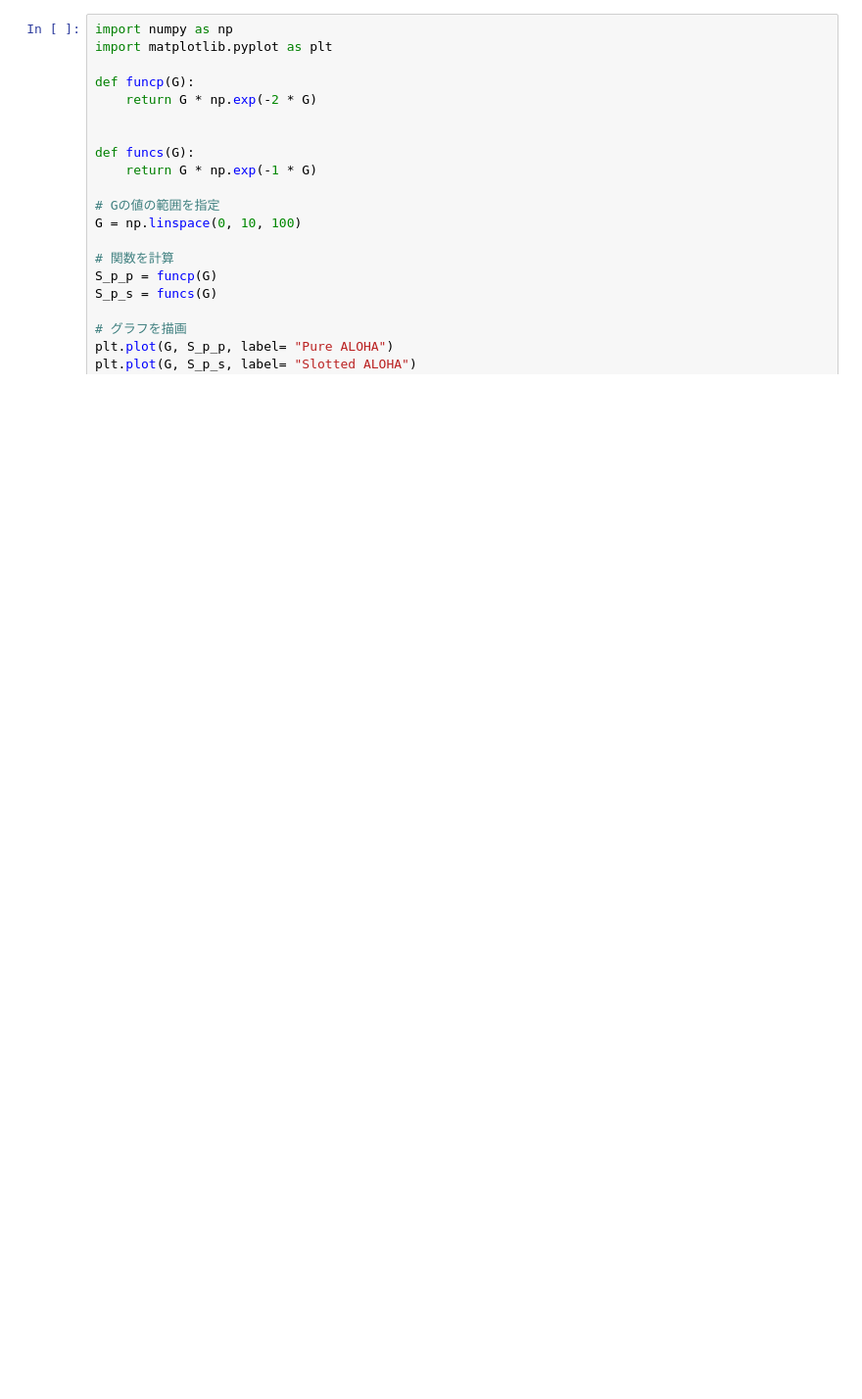
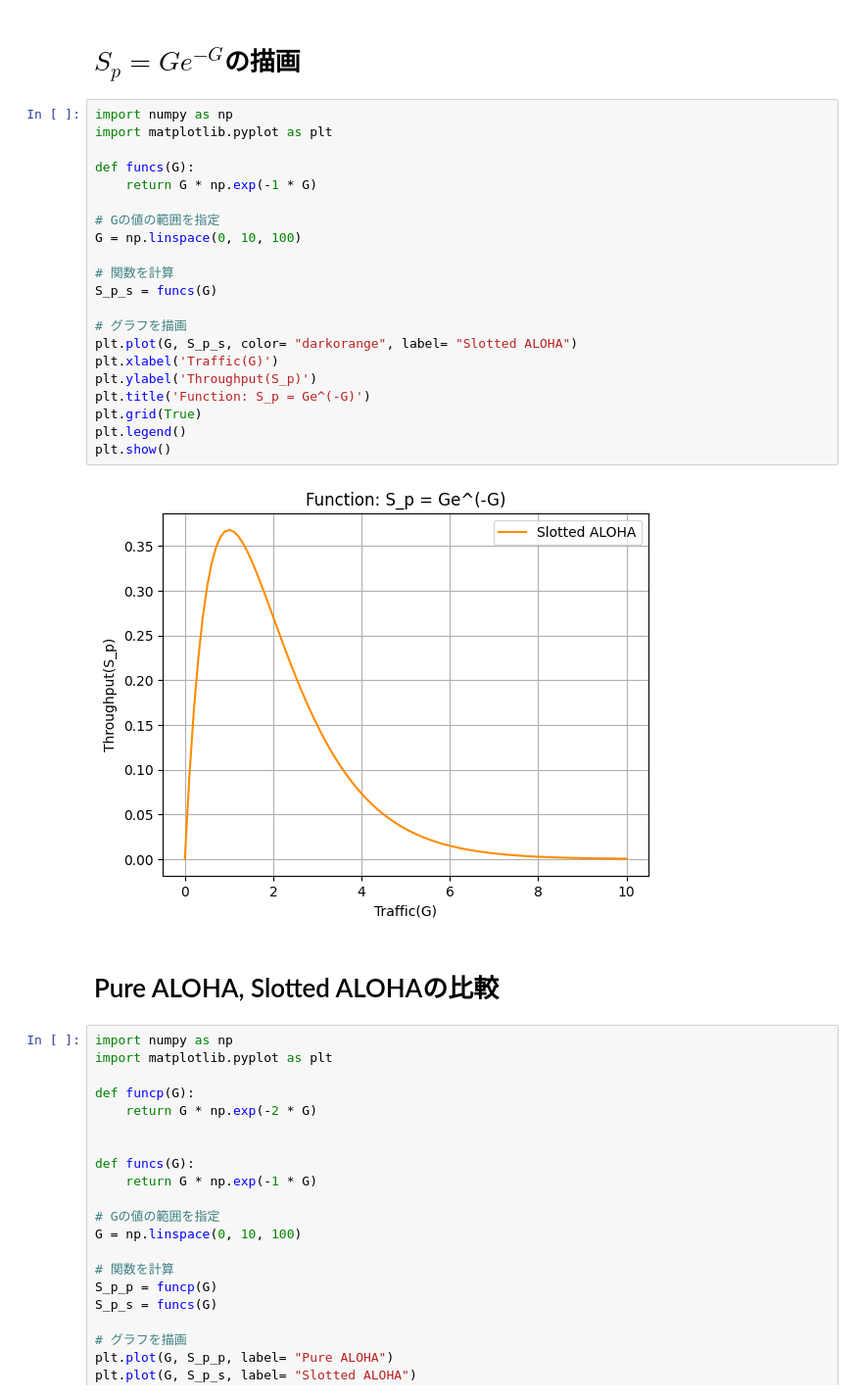
Before and after one commit to ryoww/seminar, a Jupyter notebook: telecomminucation/graph.ipynb, the cells around one changed output. Shown at 98% size. Cells and saved outputs as stored; diff of their text form; blank space fills up the shorter version.

```diff
--- a/telecomminucation/graph.ipynb
+++ b/telecomminucation/graph.ipynb
@@ -1,3 +26,30 @@
+# %% [markdown]
+# $S_p = Ge^{-G}$の描画
+# %%
+import numpy as np
+import matplotlib.pyplot as plt
+
+def funcs(G):
+    return G * np.exp(-1 * G)
+
+# Gの値の範囲を指定
+G = np.linspace(0, 10, 100)
+
+# 関数を計算
+S_p_s = funcs(G)
+
+# グラフを描画
+plt.plot(G, S_p_s, color= "darkorange", label= "Slotted ALOHA")
+plt.xlabel('Traffic(G)')
+plt.ylabel('Throughput(S_p)')
+plt.title('Function: S_p = Ge^(-G)')
+plt.grid(True)
+plt.legend()
+plt.show()
+# %% [output]
+[figure, added]
+# %% [markdown]
+# Pure ALOHA, Slotted ALOHAの比較
 # %%
 import numpy as np
 import matplotlib.pyplot as plt
```
Also changed, not shown: parts of 2 cells of this notebook, 2 other files.
